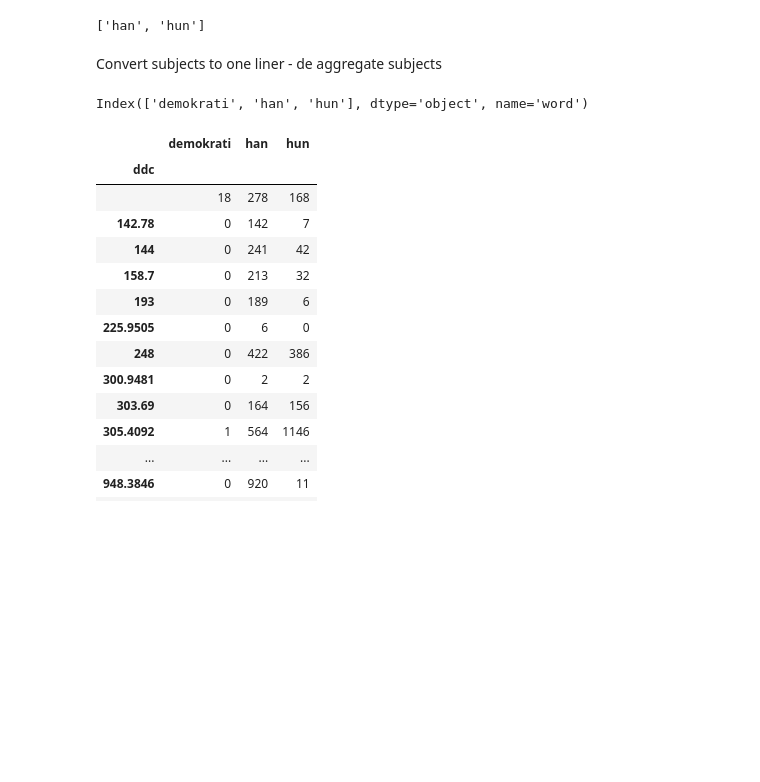
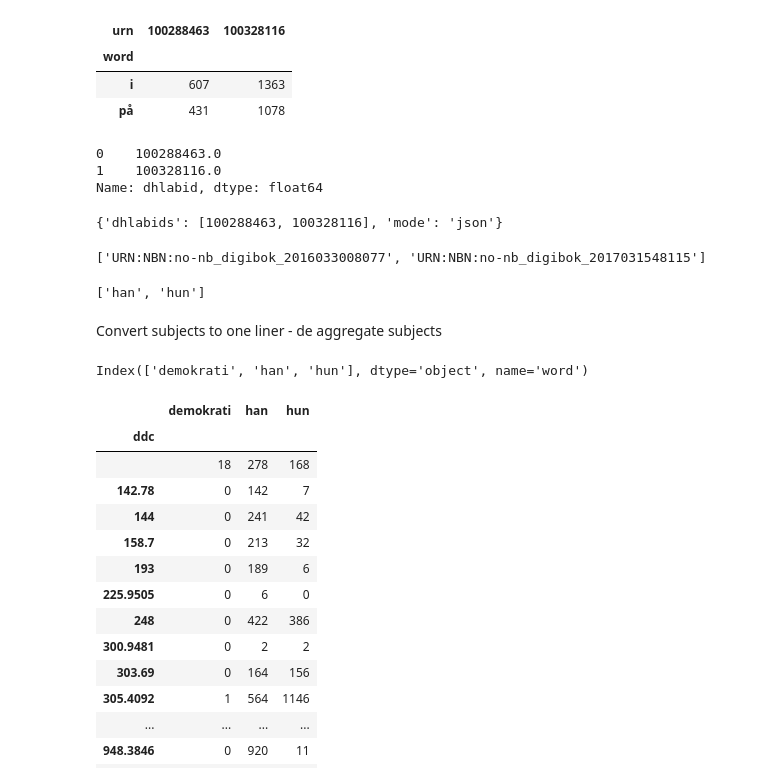
Before and after one commit to Yoonsen/Document_terms, a Jupyter notebook: Untitled.ipynb, the cells around one changed output. Cells and saved outputs as stored; diff of their text form; code cells hidden in the pictures; blank space fills up the shorter version.

```diff
--- a/Untitled.ipynb
+++ b/Untitled.ipynb
@@ -14,0 +48,5 @@ a.corpus
+# %%
+def get_counts(words = None, corpus = None):
+
+    res = dh.api.dhlab_api.get_document_frequencies(corpus, words=words)
+    return res
@@ -14,0 +59,7 @@ a.corpus
+# %%
+get_counts(words = "i på".split(), corpus = list(a.frame.urn))['freq']
+# %% [output]
+| urn | 100288463 | 100328116 |
+| word |  |  |
+| i | 607 | 1363 |
+| på | 431 | 1078 |
@@ -15,3 +68,14 @@ a.corpus
+# %%
+a.corpus.dhlabid
+# %% [output]
+0    100288463.0
+1    100328116.0
+Name: dhlabid, dtype: float64
+# %%
+find_urns(list([int(x) for x in a.corpus.dhlabid]))
+# %% [output]
+{'dhlabids': [100288463, 100328116], 'mode': 'json'}
+['URN:NBN:no-nb_digibok_2016033008077', 'URN:NBN:no-nb_digibok_2017031548115']
 # %%
 words = "han, hun"
 words = [w.strip() for w in words.split(',')]
```
Also changed, not shown: parts of 7 cells of this notebook, 4 other files.
